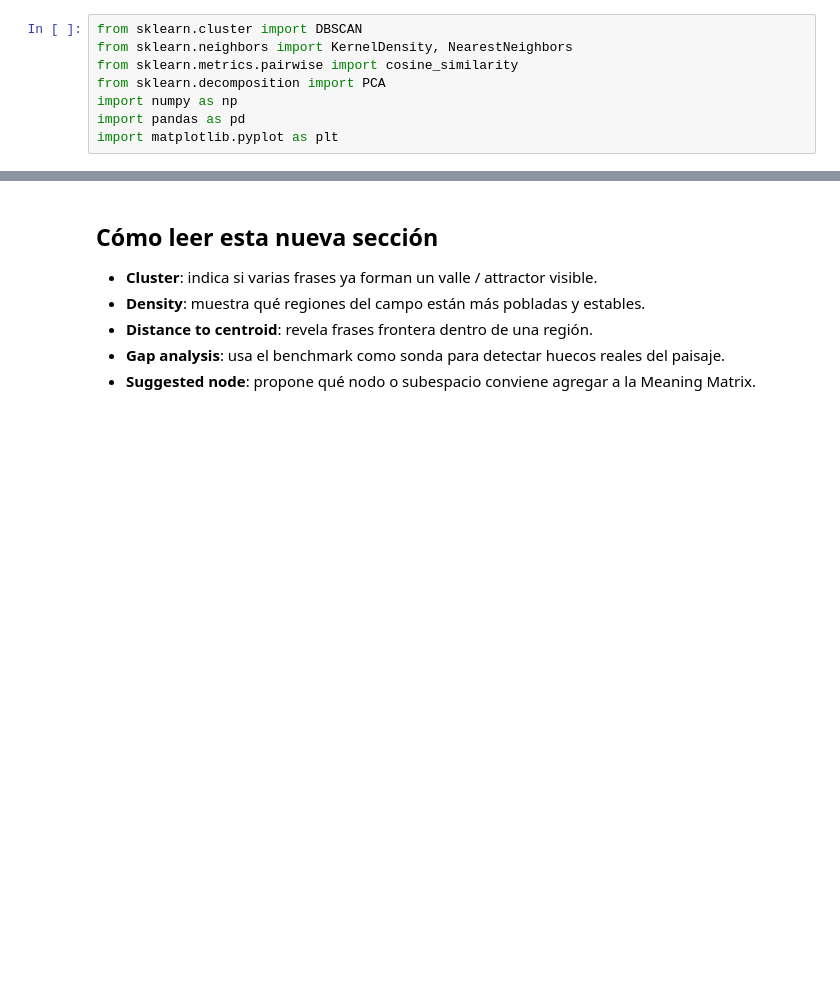
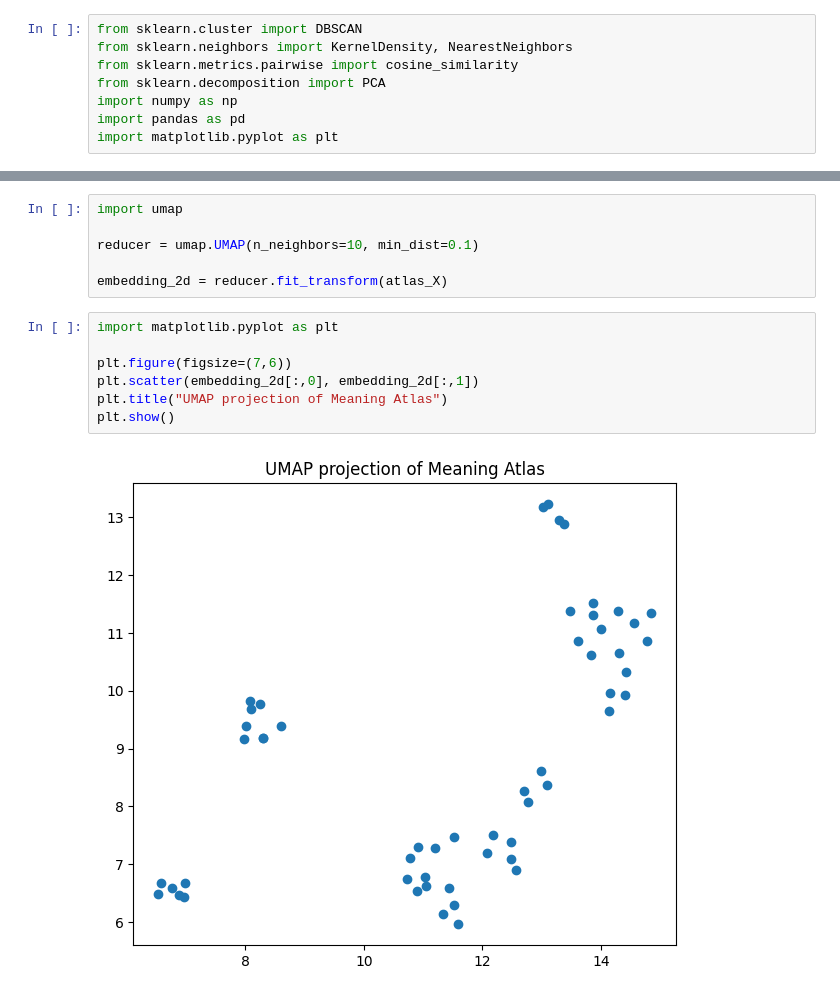
Before and after one commit to rosatisoft/ace-semantic-gateway, a Jupyter notebook: notebooks/ACE_Context_Matrix_Semantic_Field_Demo_with_Landscape_Analyzer.ipynb, the cells around one changed output, grey strips where cells are left out. Saved outputs shown, nothing was run; the diff lists cells and outputs as text; blank space fills up the shorter version.

```diff
--- a/notebooks/ACE_Context_Matrix_Semantic_Field_Demo_with_Landscape_Analyzer.ipynb
+++ b/notebooks/ACE_Context_Matrix_Semantic_Field_Demo_with_Landscape_Analyzer.ipynb
@@ -1477,8 +1600,15 @@ candidate_gaps[[
-# %% [markdown]
-## Cómo leer esta nueva sección
-
-- **Cluster**: indica si varias frases ya forman un valle / attractor visible.
-- **Density**: muestra qué regiones del campo están más pobladas y estables.
-- **Distance to centroid**: revela frases frontera dentro de una región.
-- **Gap analysis**: usa el benchmark como sonda para detectar huecos reales del paisaje.
-- **Suggested node**: propone qué nodo o subespacio conviene agregar a la Meaning Matrix.
+# %%
+import umap
+
+reducer = umap.UMAP(n_neighbors=10, min_dist=0.1)
+
+embedding_2d = reducer.fit_transform(atlas_X)
+# %%
+import matplotlib.pyplot as plt
+
+plt.figure(figsize=(7,6))
+plt.scatter(embedding_2d[:,0], embedding_2d[:,1])
+plt.title("UMAP projection of Meaning Atlas")
+plt.show()
+# %% [output]
+[figure, added]
```
Also changed, not shown: parts of 21 cells of this notebook.
